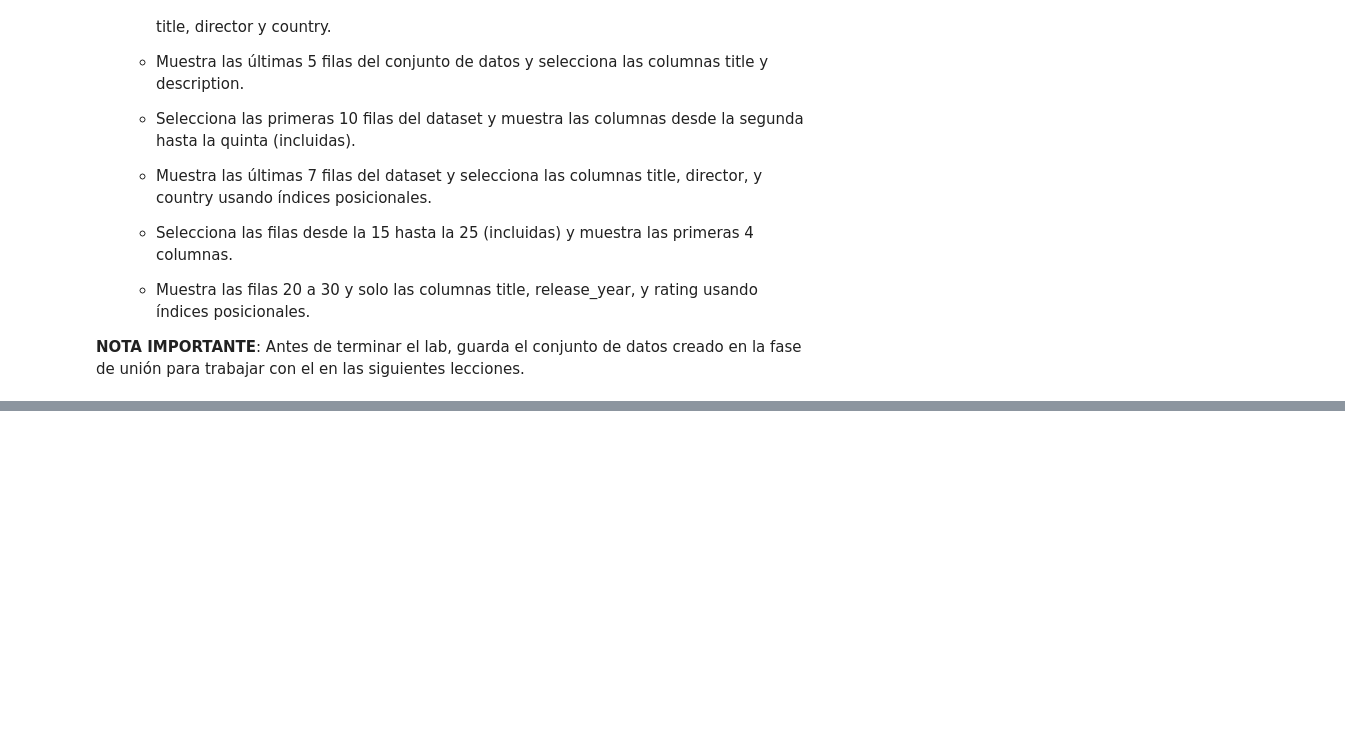
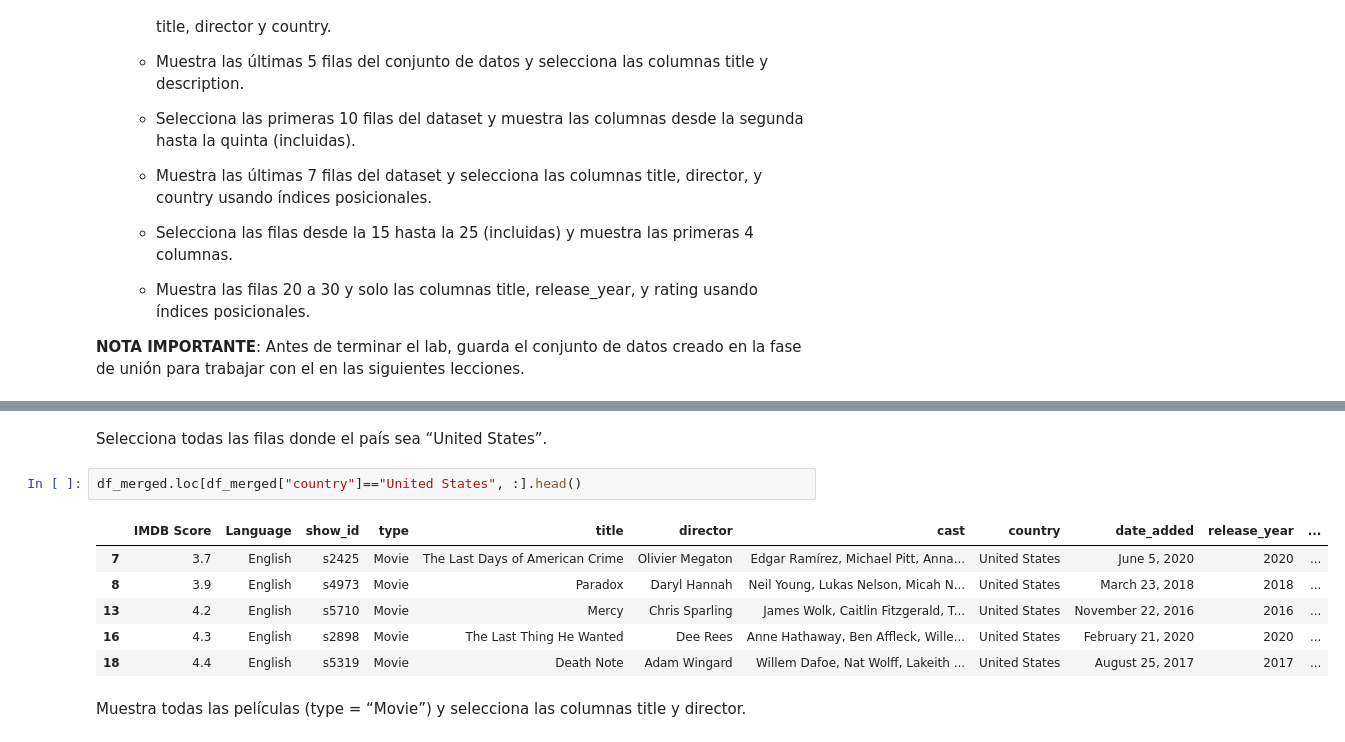
Before and after one commit to yanruwu/hackio-lab-pandas, a Jupyter notebook: laboratorio-modulo2-leccion02-eda-union.ipynb, the cells around one changed output, grey strips where cells are left out. Drawn from its saved outputs; the diff is of its cells as text; blank space fills up the shorter version.

```diff
--- a/laboratorio-modulo2-leccion02-eda-union.ipynb
+++ b/laboratorio-modulo2-leccion02-eda-union.ipynb
@@ -177,0 +567,13 @@ python = "cool"
+# %% [markdown]
+Selecciona todas las filas donde el país sea “United States”.
+# %%
+df_merged.loc[df_merged["country"]=="United States", :].head()
+# %% [output]
+|  | IMDB Score | Language | show_id | type | title | director | cast | country | date_added | release_year | ... |
+| 7 | 3.7 | English | s2425 | Movie | The Last Days of American Crime | Olivier Megaton | Edgar Ramírez, Michael Pitt, Anna... | United States | June 5, 2020 | 2020 | ... |
+| 8 | 3.9 | English | s4973 | Movie | Paradox | Daryl Hannah | Neil Young, Lukas Nelson, Micah N... | United States | March 23, 2018 | 2018 | ... |
+| 13 | 4.2 | English | s5710 | Movie | Mercy | Chris Sparling | James Wolk, Caitlin Fitzgerald, T... | United States | November 22, 2016 | 2016 | ... |
+| 16 | 4.3 | English | s2898 | Movie | The Last Thing He Wanted | Dee Rees | Anne Hathaway, Ben Affleck, Wille... | United States | February 21, 2020 | 2020 | ... |
+| 18 | 4.4 | English | s5319 | Movie | Death Note | Adam Wingard | Willem Dafoe, Nat Wolff, Lakeith ... | United States | August 25, 2017 | 2017 | ... |
+# %% [markdown]
+Muestra todas las películas (type = “Movie”) y selecciona las columnas title y director.
```
Also changed, not shown: parts of 83 cells of this notebook.
